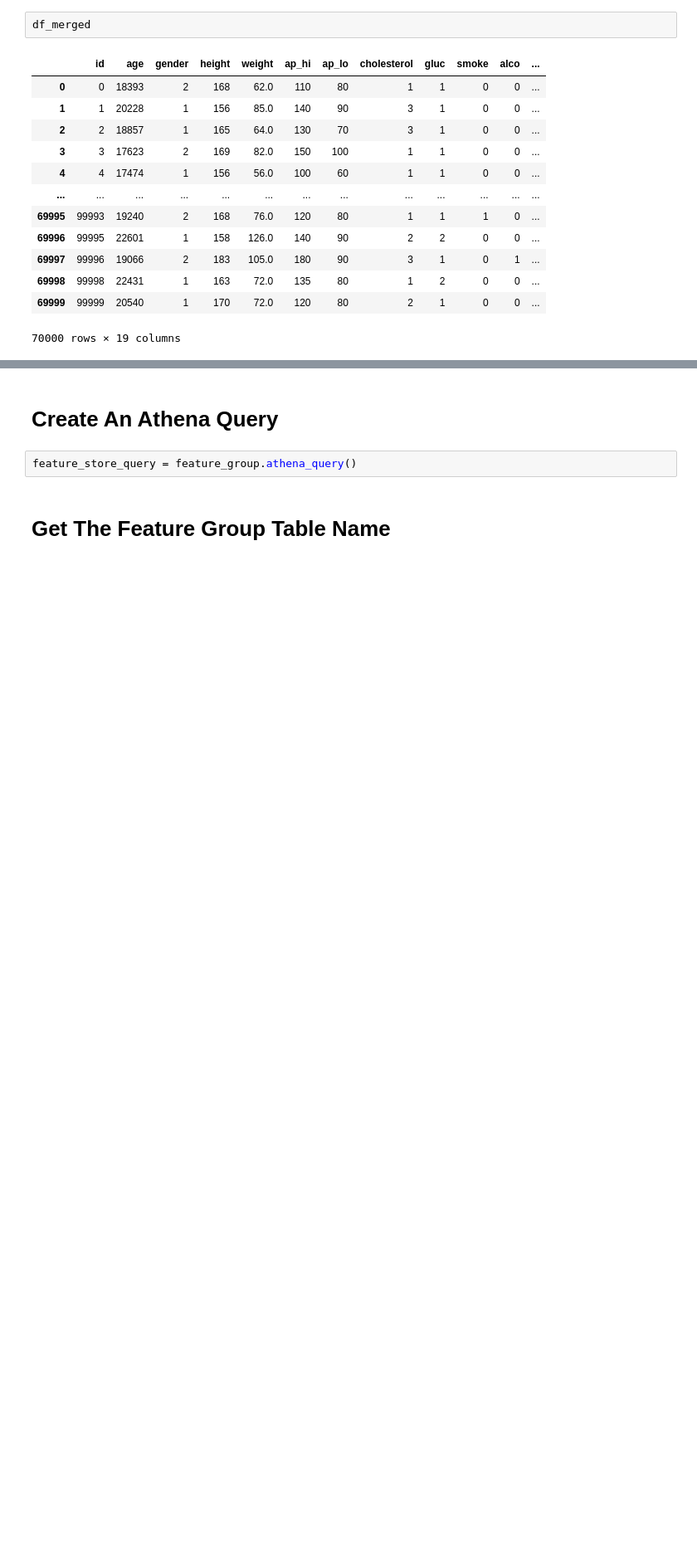
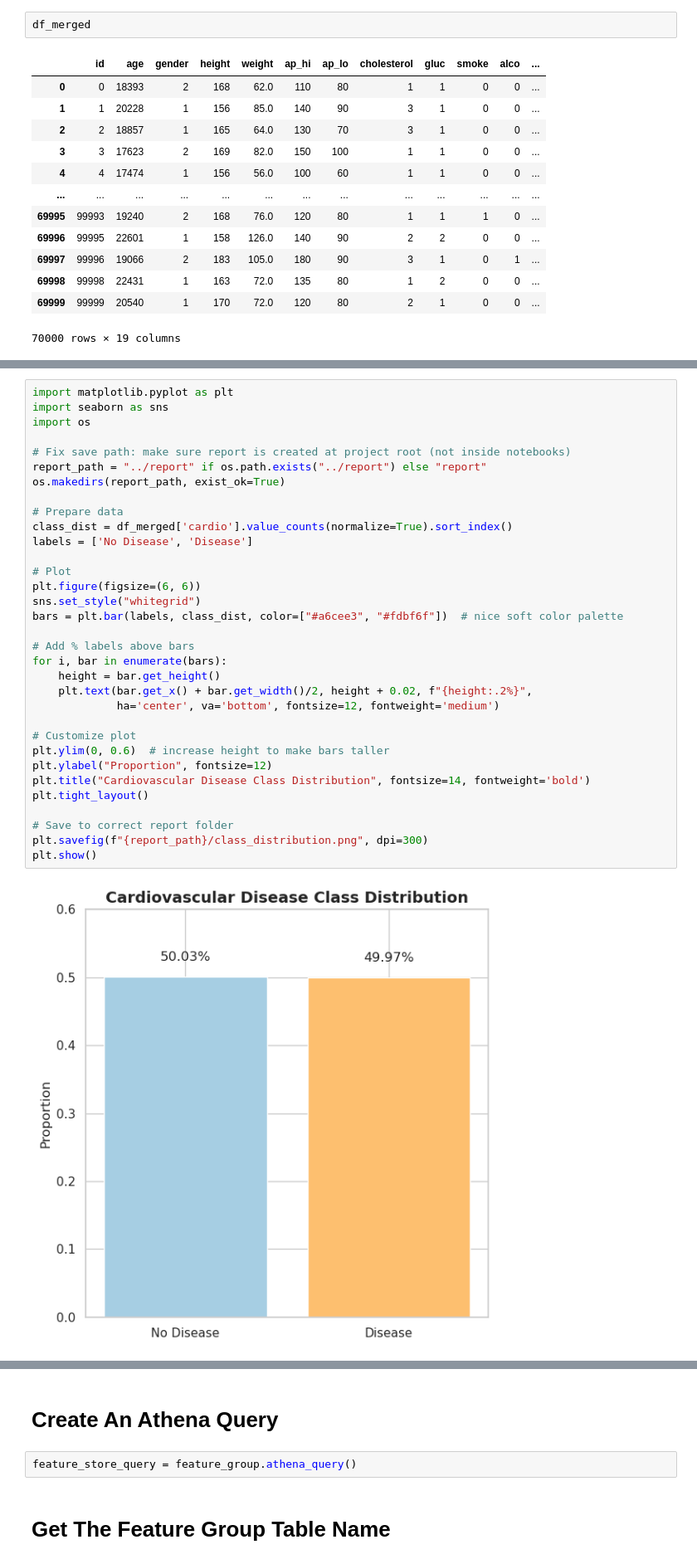
Before and after one commit to NiatKahsay/ads-508-team, a Jupyter notebook: notebooks/06_Prepare_Dataset_Scikit_AdHoc_FeatureStore.ipynb, the cells around one changed output, grey strips where cells are left out. Shown at 83% size. Drawn from its saved outputs; the diff is of its cells as text; blank space fills up the shorter version.

Commit message:
balance data

```diff
--- a/notebooks/06_Prepare_Dataset_Scikit_AdHoc_FeatureStore.ipynb
+++ b/notebooks/06_Prepare_Dataset_Scikit_AdHoc_FeatureStore.ipynb
@@ -423,0 +349,35 @@ SageMaker FeatureStore automatically builds the Glue Data Catalog for FeatureGro
+# %%
+import matplotlib.pyplot as plt
+import seaborn as sns
+import os
+
+# Fix save path: make sure report is created at project root (not inside notebooks)
+report_path = "../report" if os.path.exists("../report") else "report"
+os.makedirs(report_path, exist_ok=True)
+
+# Prepare data
+class_dist = df_merged['cardio'].value_counts(normalize=True).sort_index()
+labels = ['No Disease', 'Disease']
+
+# Plot
+plt.figure(figsize=(6, 6))
+sns.set_style("whitegrid")
+bars = plt.bar(labels, class_dist, color=["#a6cee3", "#fdbf6f"])  # nice soft color palette
+
+# Add % labels above bars
+for i, bar in enumerate(bars):
+    height = bar.get_height()
+    plt.text(bar.get_x() + bar.get_width()/2, height + 0.02, f"{height:.2%}",
+             ha='center', va='bottom', fontsize=12, fontweight='medium')
+
+# Customize plot
+plt.ylim(0, 0.6)  # increase height to make bars taller
+plt.ylabel("Proportion", fontsize=12)
+plt.title("Cardiovascular Disease Class Distribution", fontsize=14, fontweight='bold')
+plt.tight_layout()
+
+# Save to correct report folder
+plt.savefig(f"{report_path}/class_distribution.png", dpi=300)
+plt.show()
+# %% [output]
+[figure, added]
```
Also changed, not shown: parts of 31 cells of this notebook.
